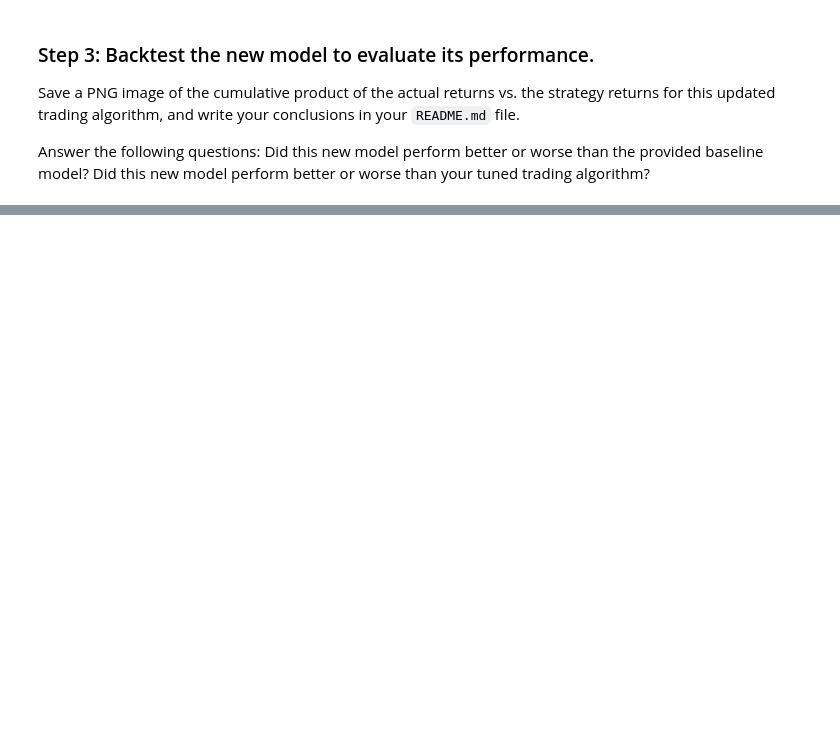
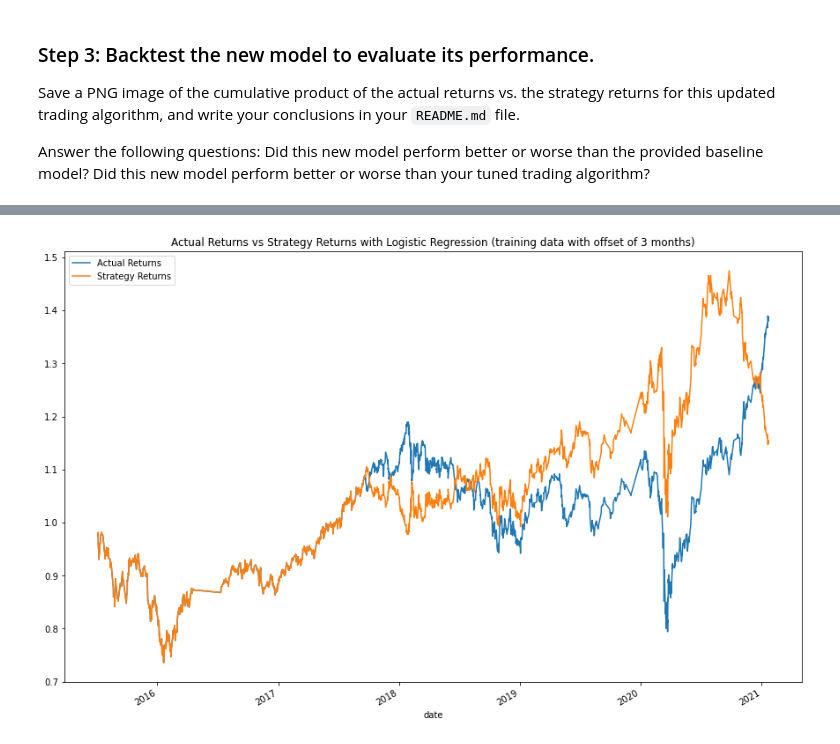
Before and after one commit to leighbadua/machine_learning_trading_bot, a Jupyter notebook: machine_learning_trading_bot.ipynb, the cells around one changed output, grey strips where cells are left out. Cells and saved outputs as stored; diff of their text form; code cells hidden in the pictures; blank space fills up the shorter version.

```diff
--- a/machine_learning_trading_bot.ipynb
+++ b/machine_learning_trading_bot.ipynb
@@ -283,18 +355,18 @@ In this section, you’ll use the original parameters that the starter code prov
 ### Step 1:  Import a new classifier, such as `AdaBoost`, `DecisionTreeClassifier`, or `LogisticRegression`. (For the full list of classifiers, refer to the [Supervised learning page](https://scikit-learn.org/stable/supervised_learning.html) in the scikit-learn documentation.)
 # %%
 # Import a new classifier from SKLearn
-# YOUR CODE HERE
+from sklearn.linear_model import LogisticRegression
 
 # Initiate the model instance
-# YOUR CODE HERE
+logistic_regression_model = LogisticRegression()
 # %% [markdown]
 ### Step 2: Using the original training data as the baseline model, fit another model with the new classifier.
 # %%
 # Fit the model using the training data
-model = # YOUR CODE HERE
+model = logistic_regression_model.fit(X_train_scaled, y_train)
 
 # Use the testing dataset to generate the predictions for the new model
-pred = # YOUR CODE HERE
+pred = logistic_regression_model.predict(X_test_scaled)
 
 # Review the model's predicted values
-# YOUR CODE HERE
+pred[:10]
@@ -316,16 +399,17 @@ Did this new model perform better or worse than your tuned trading algorithm?
 # Create a new empty predictions DataFrame.
 
 # Create a predictions DataFrame
-# YOUR CODE HERE
+lr_predictions_df = pd.DataFrame(index=X_test.index)
 
 # Add the SVM model predictions to the DataFrame
-# YOUR CODE HERE
+lr_predictions_df['Predicted'] = pred
 
 # Add the actual returns to the DataFrame
-# YOUR CODE HERE
+lr_predictions_df['Actual Returns'] = signals_df['Actual Returns']
 
 # Add the strategy returns to the DataFrame
-# YOUR CODE HERE
+lr_predictions_df['Strategy Returns'] = (signals_df['Actual Returns'] * lr_predictions_df['Predicted'])
 
 # Review the DataFrame
-# YOUR CODE HERE
+display(lr_predictions_df.head())
+display(lr_predictions_df.tail())
@@ -334,0 +431,5 @@ Did this new model perform better or worse than your tuned trading algorithm?
+# %%
+# Plot the actual returns versus the strategy returns
+plot_lr = (1 + lr_predictions_df[['Actual Returns', 'Strategy Returns']]).cumprod().plot(figsize=(15,10), title='Actual Returns vs Strategy Returns with Logistic Regression (training data with offset of 3 months)')
+# %% [output]
+[figure, added]
```
Also changed, not shown: parts of 27 cells of this notebook, 8 other files.
